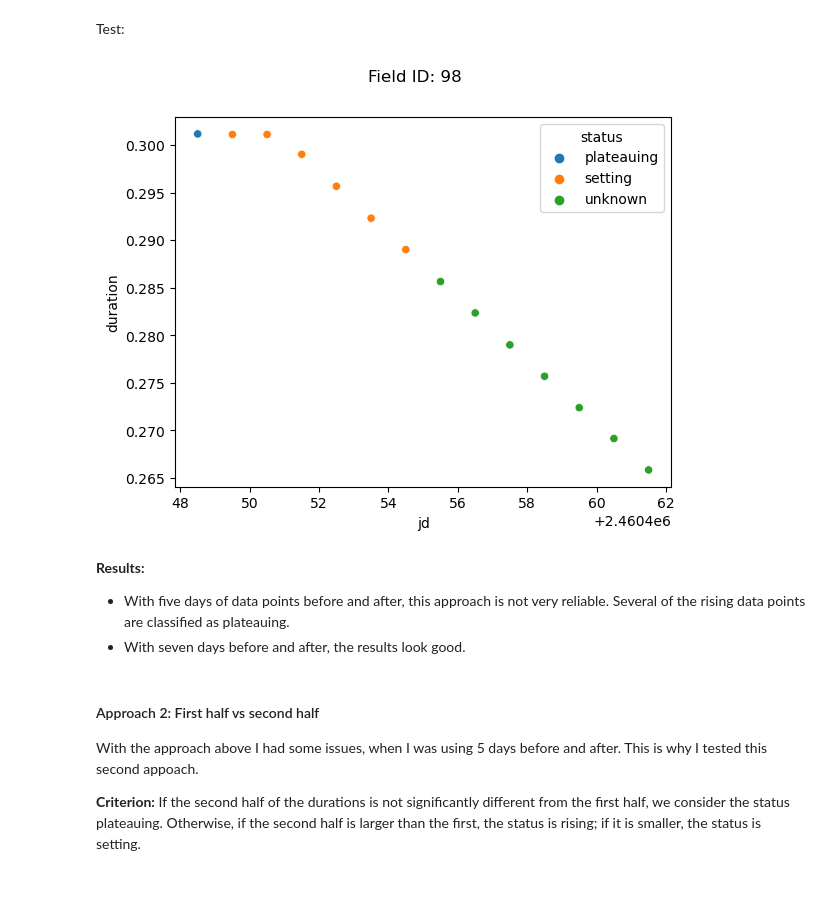
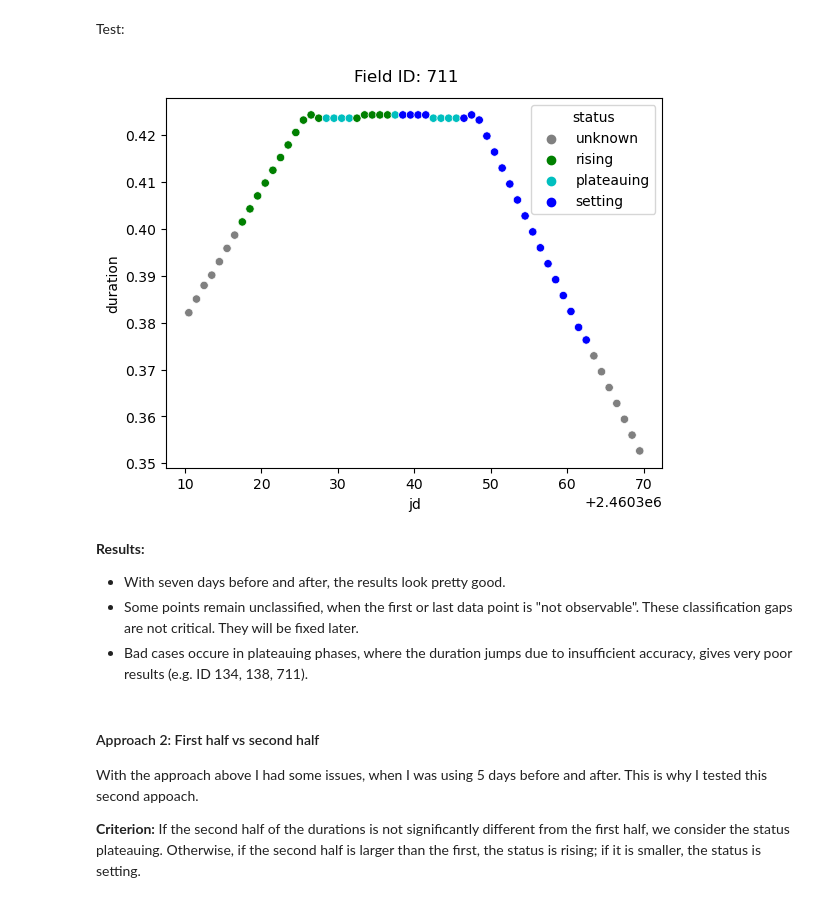
Before and after one commit to skiehl/pasiphae-survey-planner, a Jupyter notebook: Develop_ObservabilityStatusUpdate.ipynb, the cells around one changed output. Drawn from its saved outputs; the diff is of its cells as text; code cells hidden in the pictures.

```diff
--- a/Develop_ObservabilityStatusUpdate.ipynb
+++ b/Develop_ObservabilityStatusUpdate.ipynb
@@ -192,8 +201,8 @@ Here, I am using OLS from `statsmodels` which provides the [Cook's distance](htt
 
 First, I am selecting a subset of the data:
 # %%
-i0 = 3
-i1 = 20
+i0 = 0
+i1 = 50
 
 x = durations.loc[sel_init, 'jd'].iloc[i0:i1]
 y = durations.loc[sel_init, 'duration'].iloc[i0:i1]
@@ -214,7 +223,7 @@ plt.plot(x, cooks_pval, marker='o');
 Third, I am marking those values as outliers that have a Cook's distance p-value < 0.6 (I need to test if this threshold works generally).
 I remove ourliers and repeat the OLS:
 # %%
-mask = cooks_pval < 0.6
+mask = cooks_pval < 0.7
 print('Any data points masked:', np.any(mask))
 x_masked = durations.loc[sel_init, 'jd'].iloc[i0:i1].loc[~mask]
 y_masked = durations.loc[sel_init, 'duration'].iloc[i0:i1].loc[~mask]
@@ -239,7 +249,7 @@ Fit p-value (H0: zero slope): nan
 # %% [markdown]
 We write up the above approach as a function:
 # %%
-def mask_outlier_cook(jd, duration, outlier_threshold=0.6):
+def mask_outlier_cook(jd, duration, outlier_threshold=0.7):
     """Linear ordinary least square regression with exclusion of outliers.
 
     Parameters
@@ -275,8 +285,8 @@ def mask_outlier_cook(jd, duration, outlier_threshold=0.6):
 # %% [markdown]
 Test different values:
 # %%
-n_dp = 7
-outlier_threshold = 0.6
+n_dp = 11
+outlier_threshold = 0.7
 
 for i0 in np.arange(0, durations.shape[0]-n_dp, n_dp):
     i1 = i0 + n_dp
@@ -370,7 +382,8 @@ Test:
 days_before, days_after = 7, 7
 outlier_threshold = 0.7
 status_threshold = 0.001
-field_id = None
+field_id = 711
+verbose = 0
 
 #------------------------------------------
 # get random field, if no ID is specified:
@@ -390,43 +403,48 @@ durations.reset_index(inplace=True)
 durations['setting_in'] = np.zeros(durations.shape[0]) * np.nan
 durations['update'] = np.zeros(durations.shape[0], dtype=bool)
 
 sel_init = durations['status'] == 'init'
 
 for i in np.nonzero(sel_init.to_numpy())[0]:
     jd = durations.iloc[i]['jd']
     jd_before = jd - days_before
     jd_after = jd + days_after
-    sel_time = np.logical_and(
+    sel_time = np.logical_and.reduce([
             durations['jd'] >= jd_before,
-            durations['jd'] <= jd_after)
+            durations['jd'] <= jd_after,
+            durations['status'] != 'not observable'])
 
     if (durations.loc[sel_time, 'jd'].iloc[0] != jd_before or
             durations.loc[sel_time, 'jd'].iloc[-1] != jd_after):
         status = 'unknown'
         durations.at[i, 'status'] = status
 
     else:
         mask_outl = mask_outlier_cook(
                 durations.loc[sel_time, 'jd'], durations.loc[sel_time, 'duration'], outlier_threshold=outlier_threshold)
         status, setting_in = get_status(
                 jd, durations.loc[sel_time, 'jd'], durations.loc[sel_time, 'duration'], status_threshold=status_threshold,
                 mask_outl=mask_outl)
         durations.at[i, 'status'] = status
         durations.at[i, 'update'] = True
 
         if status == 'setting':
             durations.at[i, 'setting_in'] = setting_in
 
+        if verbose and np.any(mask_outl):
+            print(f'Point {i}, outliers', np.nonzero(mask_outl)[0])
+
 # plot result:
-sns.scatterplot(data=durations, x='jd', y='duration', hue='status')
-plt.suptitle(f'Field ID: {field_id}');
+sns.scatterplot(data=durations, x='jd', y='duration', hue='status', palette=palette)
+plt.suptitle(f'Field ID: {field_id}', y=0.94);
 # %% [output]
-[figure, old version]
+[figure, new version]
 # %% [markdown]
 **Results:**
 
-* With five days of data points before and after, this approach is not very reliable. Several of the rising data points are classified as plateauing.
-* With seven days before and after, the results look good.
+* With seven days before and after, the results look pretty good.
+* Some points remain unclassified, when the first or last data point is "not observable". These classification gaps are not critical. They will be fixed later.
+* Bad cases occure in plateauing phases, where the duration jumps due to insufficient accuracy, gives very poor results (e.g. ID 134, 138, 711).
 # %% [markdown]
 #### Approach 2: First half vs second half
 
```
Also changed, not shown: parts of 72 cells of this notebook, 4 other files.
